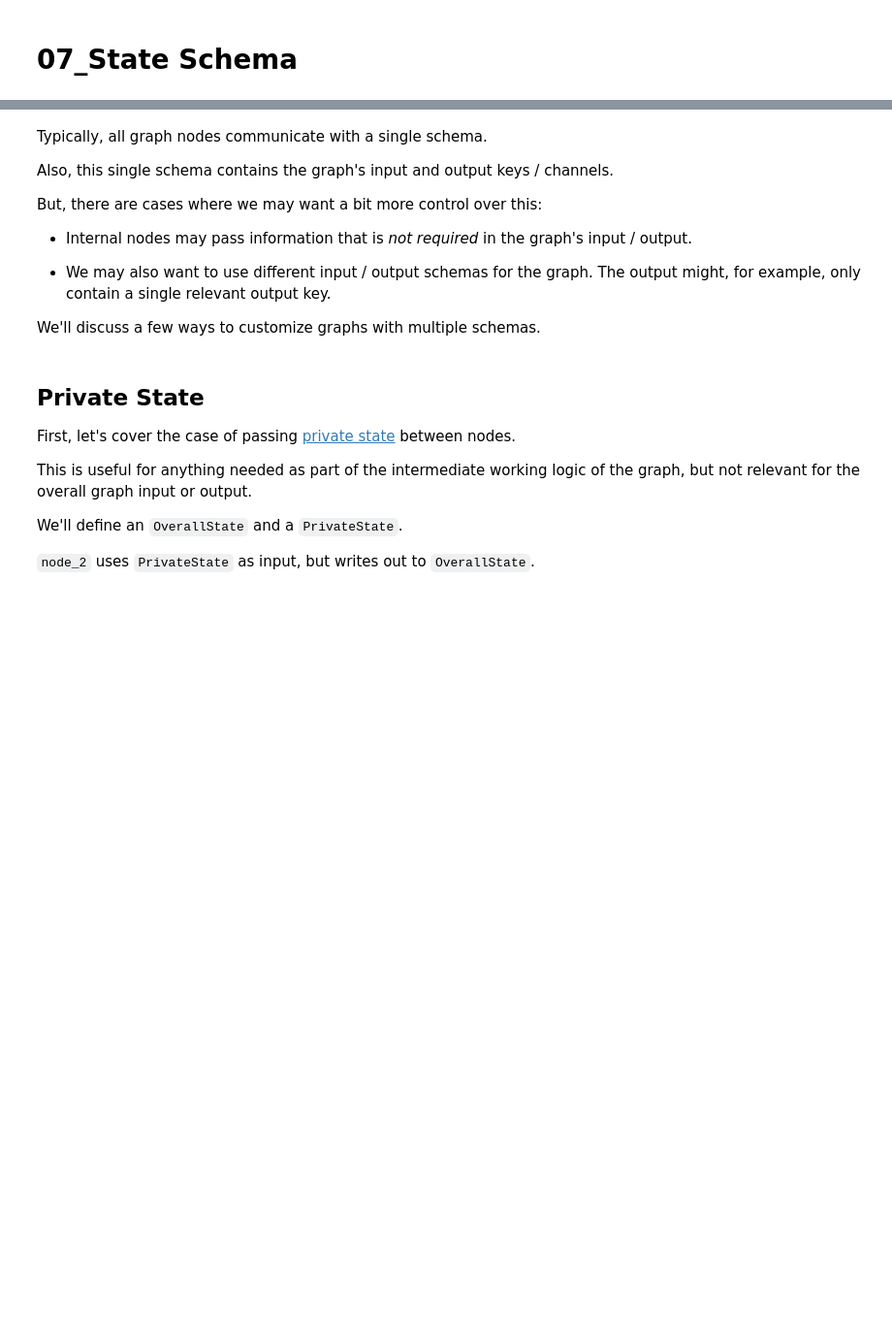
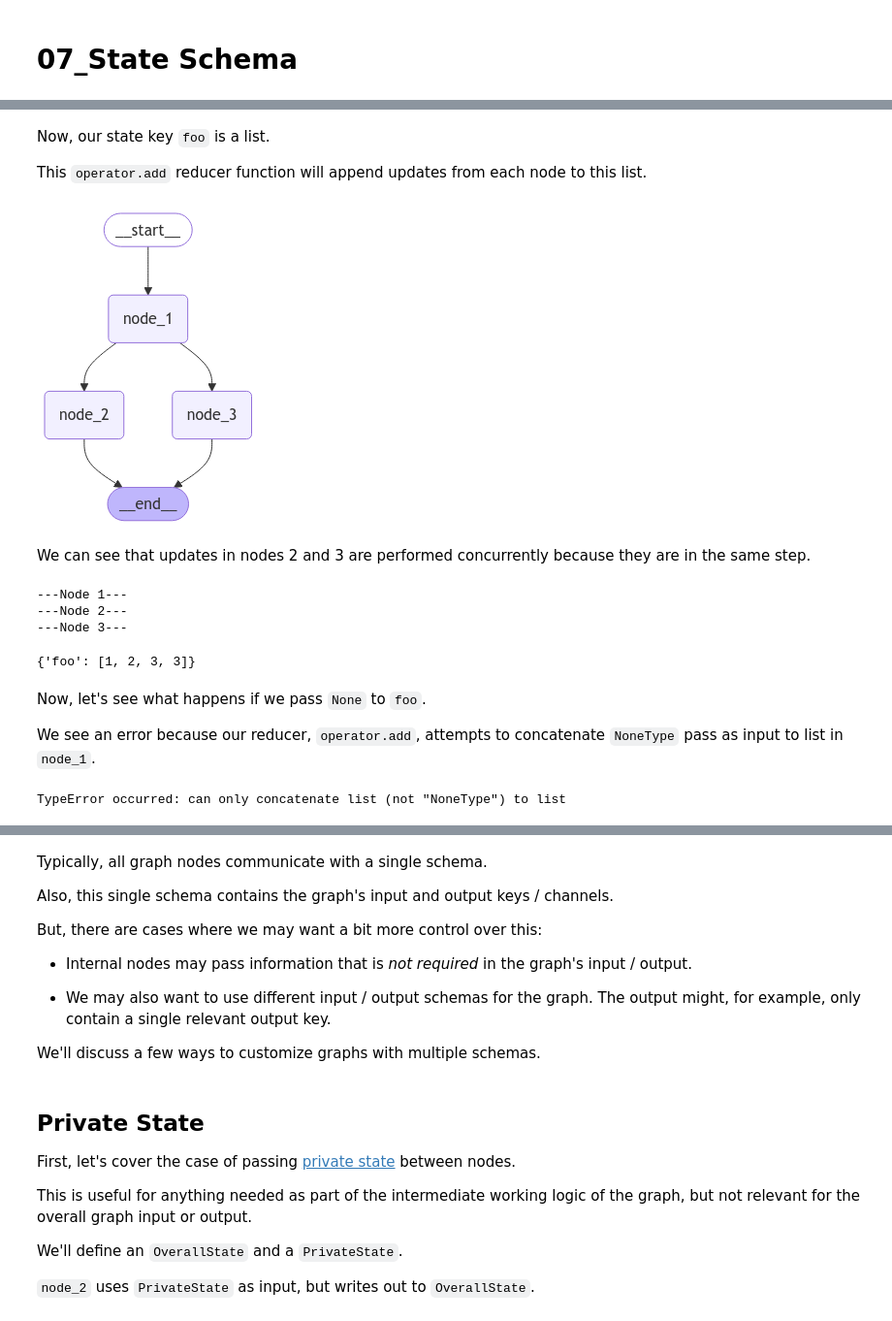
Before and after one commit to Vaibhav-Kumar-Yadav/LangGraph, a Jupyter notebook: src/LangGraph_With_AzureOpenAI.ipynb, the cells around one changed output, grey strips where cells are left out. Shown at 97% size. Drawn from its saved outputs; the diff is of its cells as text; code cells hidden in the pictures; blank space fills up the shorter version.

```diff
--- a/src/LangGraph_With_AzureOpenAI.ipynb
+++ b/src/LangGraph_With_AzureOpenAI.ipynb
@@ -903,0 +1289,57 @@ The result of multiplying 7 by 2 is 14.
+# %% [markdown]
+Now, our state key `foo` is a list.
+
+This `operator.add` reducer function will append updates from each node to this list.
+# %%
+def node_1(state):
+    print("---Node 1---")
+    return {"foo": [state['foo'][-1] + 1]}
+
+def node_2(state):
+    print("---Node 2---")
+    return {"foo": [state['foo'][-1] + 1]}
+
+def node_3(state):
+    print("---Node 3---")
+    return {"foo": [state['foo'][-1] + 1]}
+
+# Build graph
+builder = StateGraph(State)
+builder.add_node("node_1", node_1)
+builder.add_node("node_2", node_2)
+builder.add_node("node_3", node_3)
+
+# Logic
+builder.add_edge(START, "node_1")
+builder.add_edge("node_1", "node_2")
+builder.add_edge("node_1", "node_3")
+builder.add_edge("node_2", END)
+builder.add_edge("node_3", END)
+
+# Add
+graph = builder.compile()
+
+# View
+display(Image(graph.get_graph().draw_mermaid_png()))
+# %% [output]
+[figure, added]
+# %% [markdown]
+We can see that updates in nodes 2 and 3 are performed concurrently because they are in the same step.
+# %%
+graph.invoke({"foo" : [1]})
+# %% [output]
+---Node 1---
+---Node 2---
+---Node 3---
+{'foo': [1, 2, 3, 3]}
+# %% [markdown]
+Now, let's see what happens if we pass `None` to `foo`.
+
+We see an error because our reducer, `operator.add`, attempts to concatenate `NoneType` pass as input to list in `node_1`.
+# %%
+try:
+    graph.invoke({"foo" : None})
+except TypeError as e:
+    print(f"TypeError occurred: {e}")
+# %% [output]
+TypeError occurred: can only concatenate list (not "NoneType") to list
```
Also changed, not shown: parts of 69 cells of this notebook.
